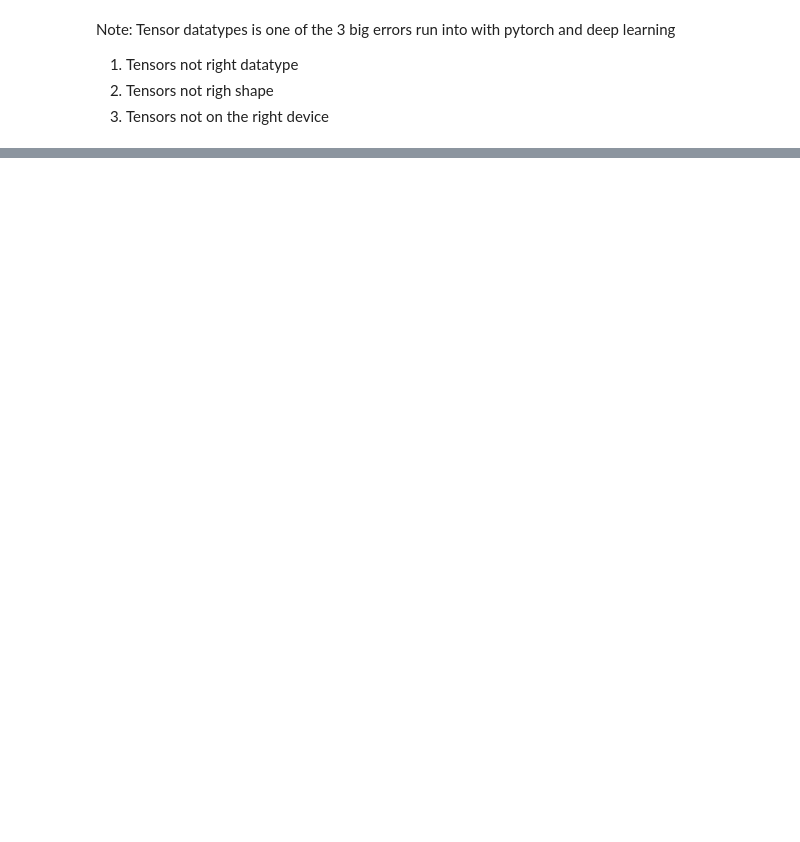
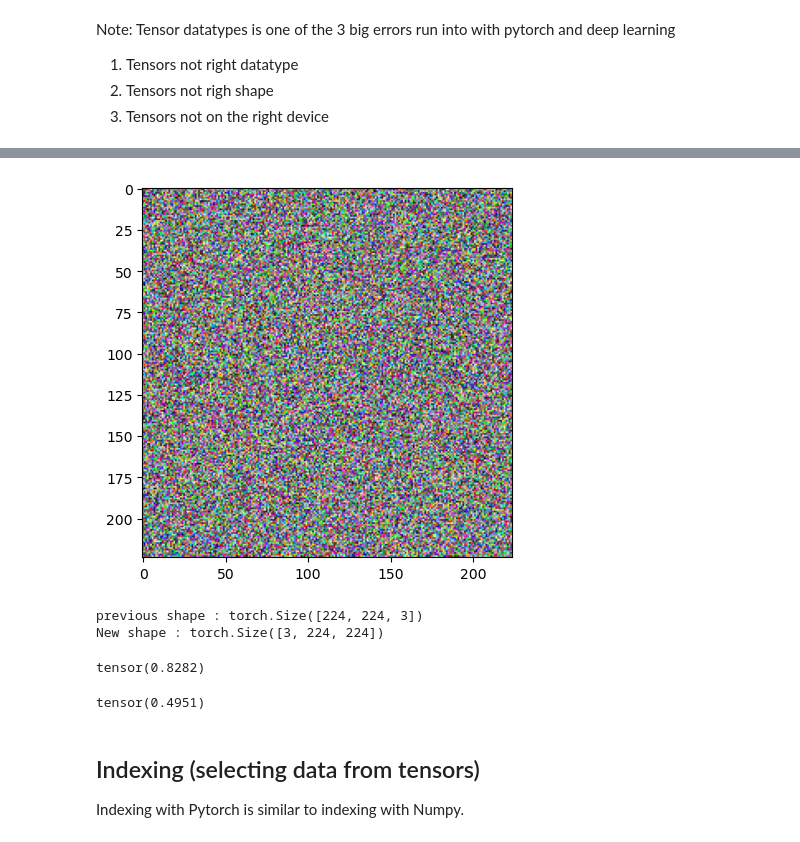
Before and after one commit to pjy0422/pytorch, a Jupyter notebook: tensors.ipynb, the cells around one changed output, grey strips where cells are left out. Cells and saved outputs as stored; diff of their text form; code cells hidden in the pictures; blank space fills up the shorter version.

```diff
--- a/tensors.ipynb
+++ b/tensors.ipynb
@@ -169,0 +431,7 @@ torch.float16
+# %%
+x_original = torch.rand(size=(224,224,3))
+
+plt.imshow(x_original)
+plt.show()
+# %% [output]
+[figure, added]
@@ -169,0 +440,19 @@ torch.float16
+# %%
+x_permuted.shape
+print(f"previous shape : {x_original.shape}")
+print(f"New shape : {x_permuted.shape}")
+# %% [output]
+previous shape : torch.Size([224, 224, 3])
+New shape : torch.Size([3, 224, 224])
+# %%
+print(x_original[0,0,0])
+# %% [output]
+tensor(0.8282)
+# %%
+x_permuted[0,0,0]
+# %% [output]
+tensor(0.4951)
+# %% [markdown]
+## Indexing (selecting data from tensors)
+
+Indexing with Pytorch is similar to indexing with Numpy.
```
Also changed, not shown: parts of 60 cells of this notebook.
